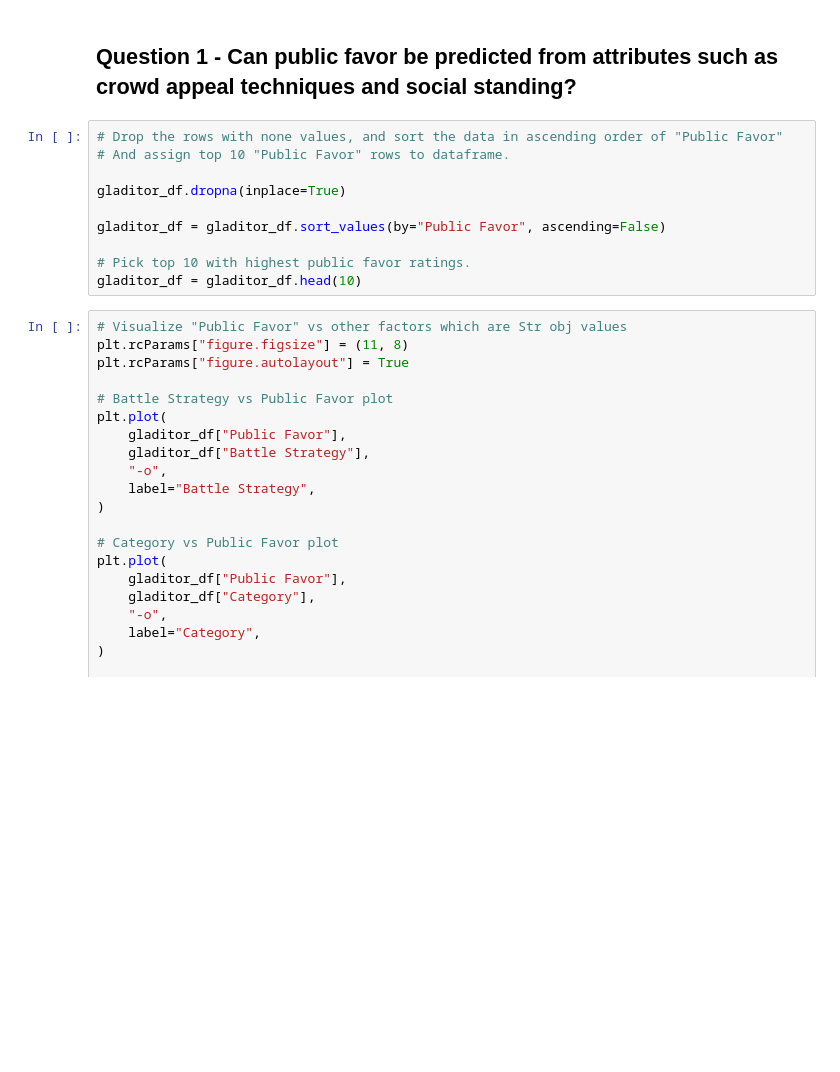
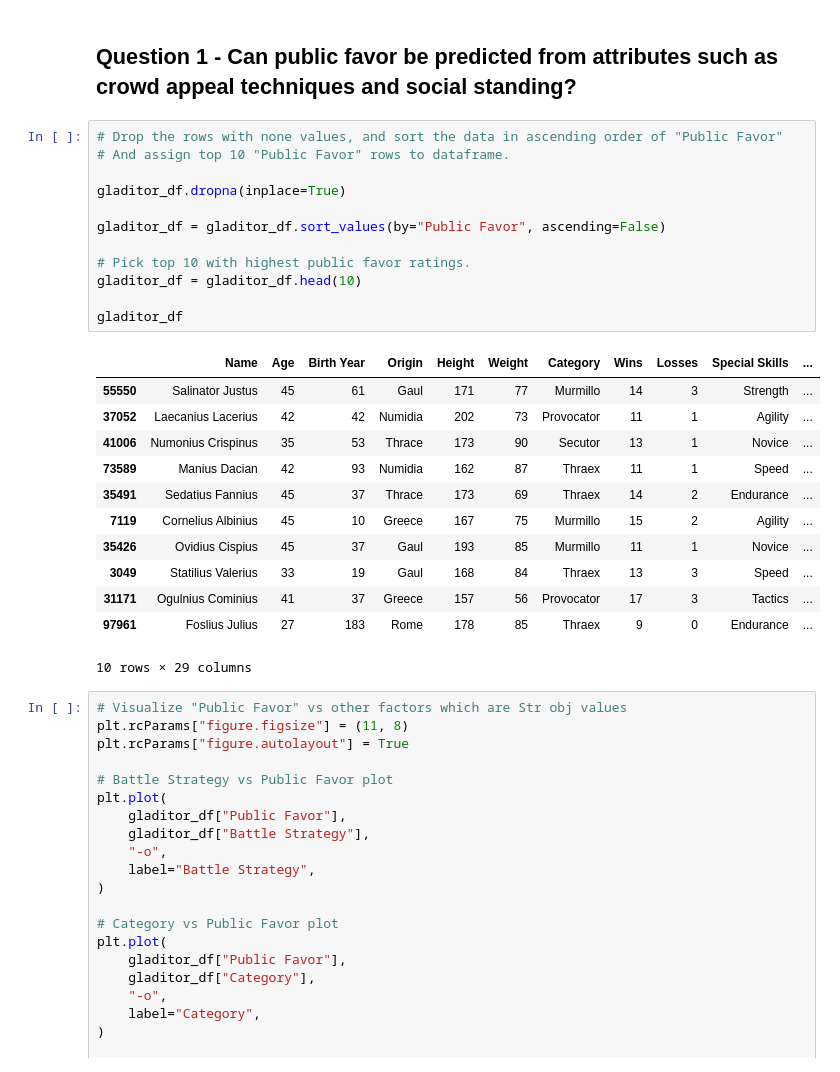
Before and after one commit to Strformor/the_gladiators, a Jupyter notebook: gladiator.ipynb, the cells around one changed output. Cells and saved outputs as stored; diff of their text form; blank space fills up the shorter version.

```diff
--- a/gladiator.ipynb
+++ b/gladiator.ipynb
@@ -38,13 +38,28 @@ memory usage: 23.1+ MB
 # %%
 # Drop the rows with none values, and sort the data in ascending order of "Public Favor"
 # And assign top 10 "Public Favor" rows to dataframe.
 
 gladitor_df.dropna(inplace=True)
 
 gladitor_df = gladitor_df.sort_values(by="Public Favor", ascending=False)
 
 # Pick top 10 with highest public favor ratings.
 gladitor_df = gladitor_df.head(10)
+
+gladitor_df
+# %% [output]
+|  | Name | Age | Birth Year | Origin | Height | Weight | Category | Wins | Losses | Special Skills | ... |
+| 55550 | Salinator Justus | 45 | 61 | Gaul | 171 | 77 | Murmillo | 14 | 3 | Strength | ... |
+| 37052 | Laecanius Lacerius | 42 | 42 | Numidia | 202 | 73 | Provocator | 11 | 1 | Agility | ... |
+| 41006 | Numonius Crispinus | 35 | 53 | Thrace | 173 | 90 | Secutor | 13 | 1 | Novice | ... |
+| 73589 | Manius Dacian | 42 | 93 | Numidia | 162 | 87 | Thraex | 11 | 1 | Speed | ... |
+| 35491 | Sedatius Fannius | 45 | 37 | Thrace | 173 | 69 | Thraex | 14 | 2 | Endurance | ... |
+| 7119 | Cornelius Albinius | 45 | 10 | Greece | 167 | 75 | Murmillo | 15 | 2 | Agility | ... |
+| 35426 | Ovidius Cispius | 45 | 37 | Gaul | 193 | 85 | Murmillo | 11 | 1 | Novice | ... |
+| 3049 | Statilius Valerius | 33 | 19 | Gaul | 168 | 84 | Thraex | 13 | 3 | Speed | ... |
+| 31171 | Ogulnius Cominius | 41 | 37 | Greece | 157 | 56 | Provocator | 17 | 3 | Tactics | ... |
+| 97961 | Foslius Julius | 27 | 183 | Rome | 178 | 85 | Thraex | 9 | 0 | Endurance | ... |
+10 rows × 29 columns
 # %%
 # Visualize "Public Favor" vs other factors which are Str obj values
 plt.rcParams["figure.figsize"] = (11, 8)
```
Also changed, not shown: parts of 2 cells of this notebook.
